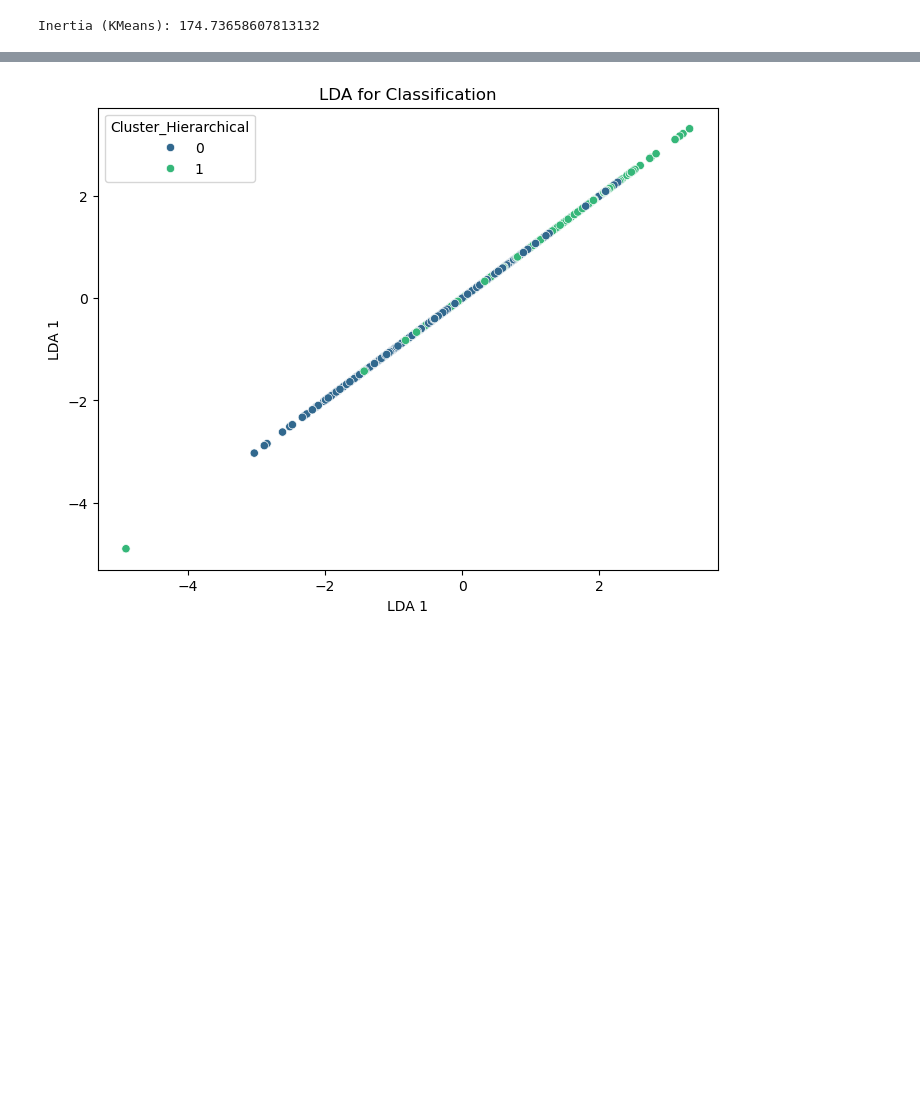
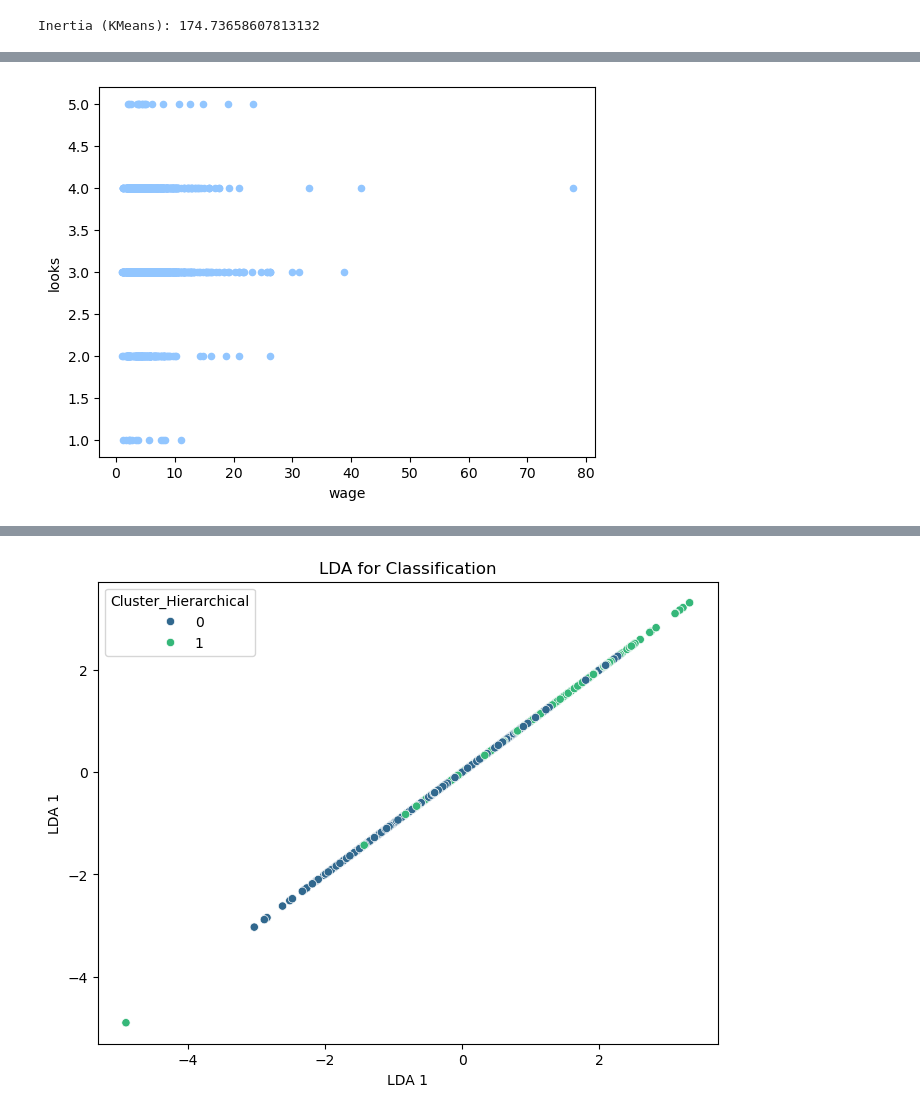
Before and after one commit to crissyro/kaggle_projects, a Jupyter notebook: notebooks/beauty_claster.ipynb, the cells around one changed output, grey strips where cells are left out. Drawn from its saved outputs; the diff is of its cells as text; code cells hidden in the pictures; blank space fills up the shorter version.

```diff
--- a/notebooks/beauty_claster.ipynb
+++ b/notebooks/beauty_claster.ipynb
@@ -288,0 +306,4 @@ plt.ylabel('PCA 2')
+# %%
+df.plot(kind='scatter', x='wage', y='looks');
+# %% [output]
+[figure, added]
```
Also changed, not shown: parts of 9 cells of this notebook.
